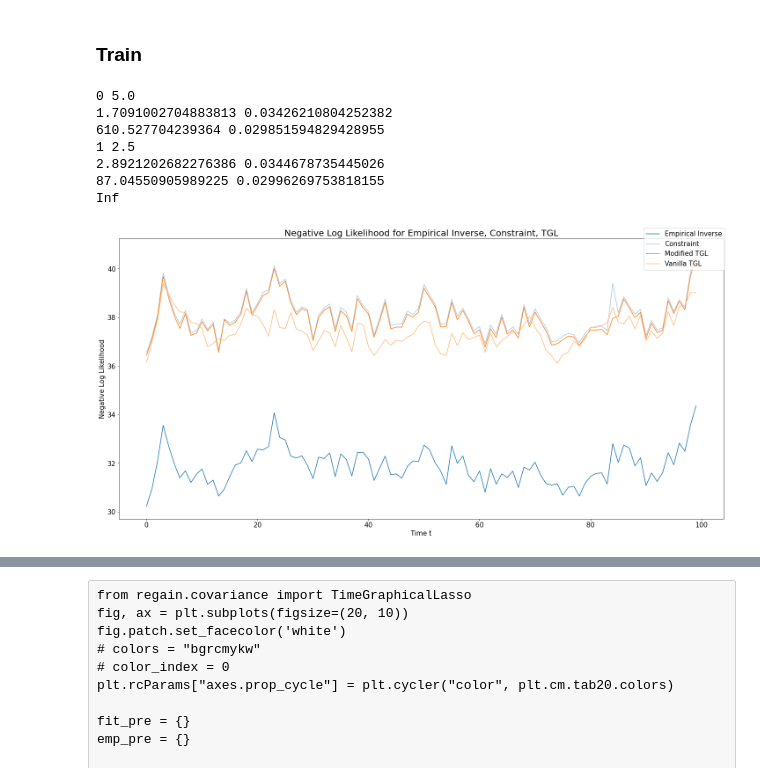
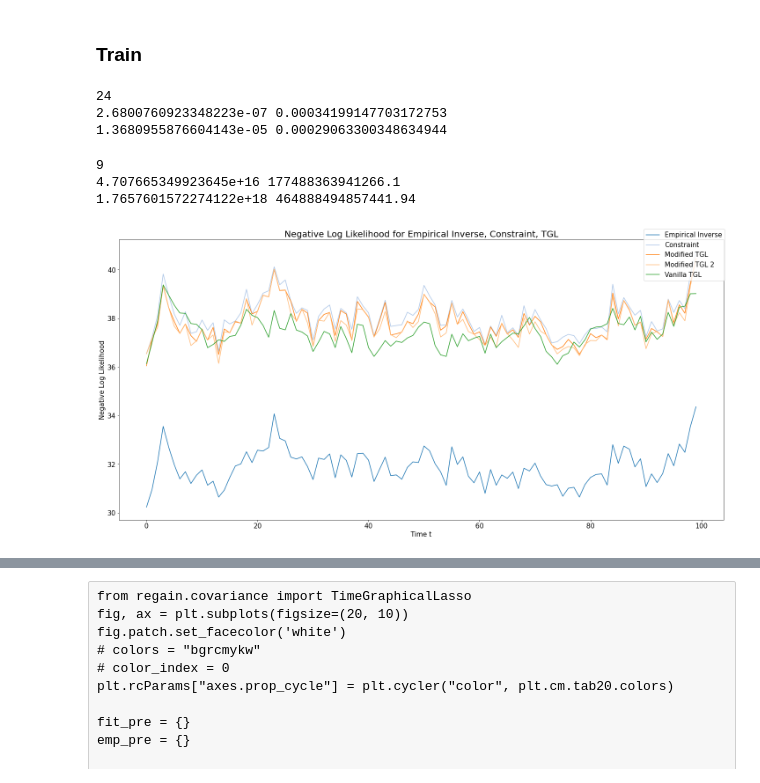
Before and after one commit to atechnicolorskye/post_sum, a Jupyter notebook: regain/inequality_constraint.ipynb, the cells around one changed output, grey strips where cells are left out. Drawn from its saved outputs; the diff is of its cells as text; code cells hidden in the pictures.

```diff
--- a/regain/inequality_constraint.ipynb
+++ b/regain/inequality_constraint.ipynb
@@ -43,16 +43,20 @@ X_cov = np.einsum('ijkl,jmkl->imkl', np.expand_dims(X, 1), np.expand_dims(X, 0))
 ### Train
 # %%
 from regain.covariance import InequalityTimeGraphicalLasso, TimeGraphicalLasso
-tgl = InequalityTimeGraphicalLasso(max_iter=200, loss='LL', c_level=0.25, rho=1e1, psi="laplacian")
+tgl = InequalityTimeGraphicalLasso(max_iter=200, loss='LL', c_level=0.25, rho=1e2, div=2., psi="laplacian", tol=1e-6, rtol=1e-6)
 emp_inv_score, baseline_score, fit_score, pre = tgl.fit_cov(X_cov).eval_cov_pre()
 # %% [output]
-0 5.0
-1.7091002704883813 0.03426210804252382
-610.527704239364 0.029851594829428955
-1 2.5
-2.8921202682276386 0.0344678735445026
-87.04550905989225 0.02996269753818155
-Inf
+24
+2.6800760923348223e-07 0.00034199147703172753
+1.3680955876604143e-05 0.00029063300348634944
+# %%
+from regain.covariance import PreEqualityTimeGraphicalLasso
+tgl = PreEqualityTimeGraphicalLasso(max_iter=10, loss='LL', c_level=0.25, rho=1e2, psi="laplacian")
+_emp_inv_score, _baseline_score, _fit_score, _pre = tgl.fit_cov(X_cov).eval_cov_pre()
+# %% [output]
+9
+4.707665349923645e+16 177488363941266.1
+1.7657601572274122e+18 464888494857441.94
 # %%
 tgl = TimeGraphicalLasso(alpha=1., beta=1., mode='admm', rho=1e1, tol=1e-4,
             rtol=1e-4, psi='laplacian', gamma=None, constrained_to=None,
@@ -69,24 +73,25 @@ np.argmax(np.array(fit_score) - np.array(baseline_score))
 # %%
 fig, ax = plt.subplots(figsize=(20, 10))
 fig.patch.set_facecolor('white')
 # colors = "bgrcmykw"
 # color_index = 0
 plt.rcParams["axes.prop_cycle"] = plt.cycler("color", plt.cm.tab20.colors)
 
 ax.plot(range(n_time), emp_inv_score, label=r'Empirical Inverse')
 ax.plot(range(n_time), baseline_score, label=r'Constraint')
 ax.plot(range(n_time), fit_score, label=r'Modified TGL')
+ax.plot(range(n_time), _fit_score, label=r'Modified TGL 2')
 ax.plot(range(n_time), fit_score_, label=r'Vanilla TGL')
 
 fig.legend(fontsize=15)
 ax.set_ylabel('Negative Log Likelihood', fontsize=15)
 ax.tick_params(axis='both', which='major', labelsize=15)
 ax.set_xlabel('Time t', fontsize=15)
 ax.set_title(r'Negative Log Likelihood for Empirical Inverse, Constraint, TGL', fontsize=20)
 plt.tight_layout()
 # plt.savefig('diff_like_{}_{}.pdf'.format(dim_X, dim_fac))
 # %% [output]
-[figure, old version]
+[figure, new version]
 # %%
 fig, ax = plt.subplots(figsize=(20, 10))
 fig.patch.set_facecolor('white')
```
Also changed, not shown: parts of 11 cells of this notebook, 5 other files.
